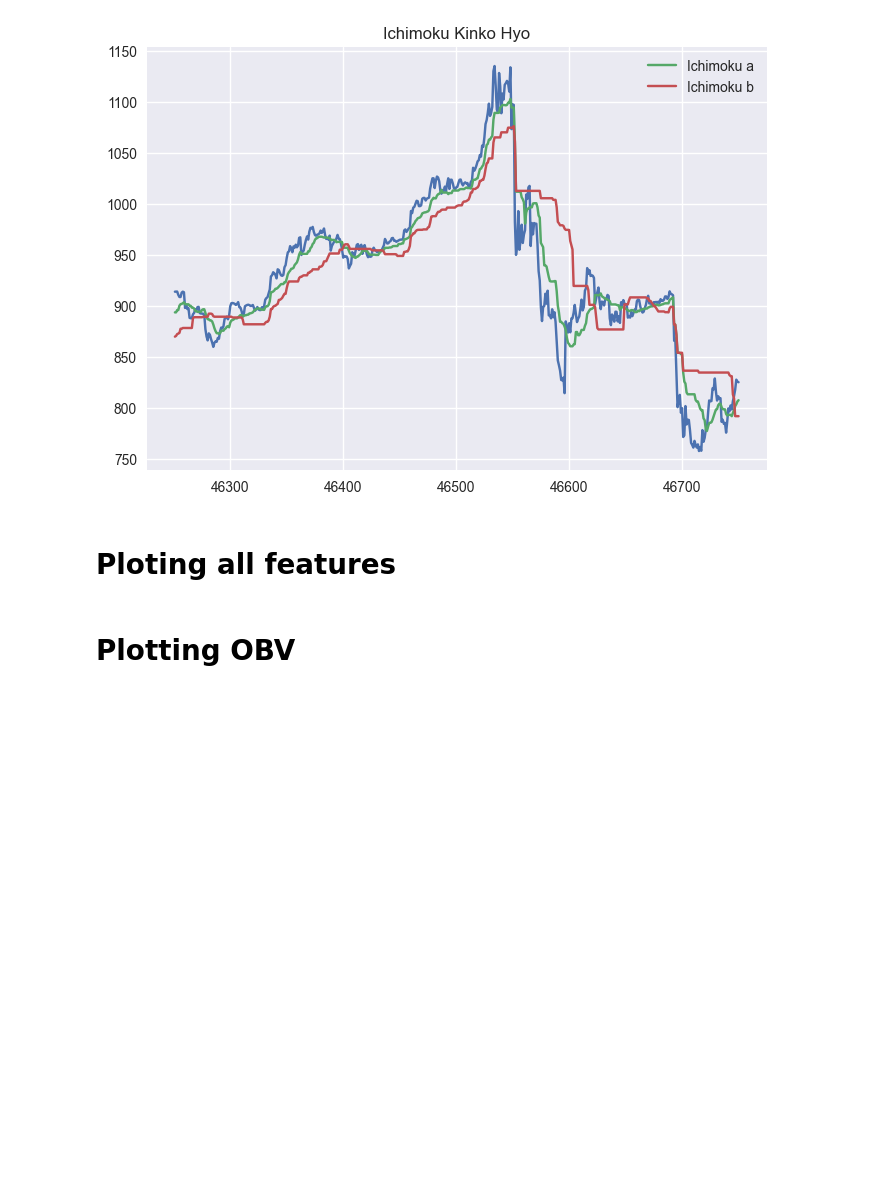
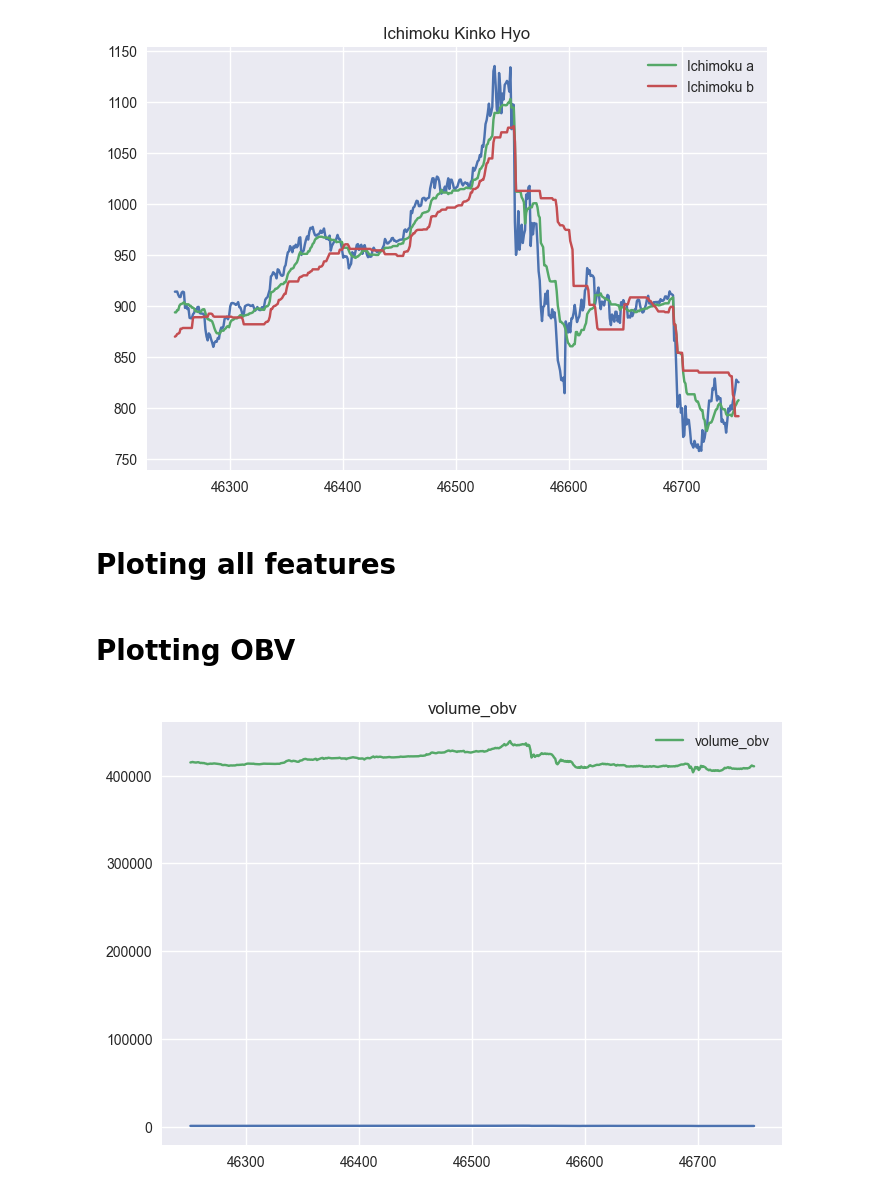
Before and after one commit to ssundardev/ssdev-ta, a Jupyter notebook: ssdev/visualize_features_1.ipynb, the cells around one changed output. Saved outputs shown, nothing was run; the diff lists cells and outputs as text; code cells hidden in the pictures; blank space fills up the shorter version.

```diff
--- a/ssdev/visualize_features_1.ipynb
+++ b/ssdev/visualize_features_1.ipynb
@@ -134,9 +134,12 @@ for col in df.columns:
 # %% [markdown]
 # Plotting OBV
 # %%
+# volume_obv
 plt.plot(df[40500:41000].Close)
-plt.plot(df[40500:41000].trend_ichimoku_a, label='Ichimoku a')
-plt.plot(df[40500:41000].trend_ichimoku_b, label='Ichimoku b')
-plt.title('Ichimoku Kinko Hyo')
+plt.plot(df[40500:41000].volume_obv, label='volume_obv')
+# plt.plot(df[40500:41000].trend_ichimoku_b, label='Ichimoku b')
+plt.title('volume_obv')
 plt.legend()
 plt.show()
+# %% [output]
+[figure, added]
```
Also changed, not shown: parts of 4 cells of this notebook, 2 other files.
